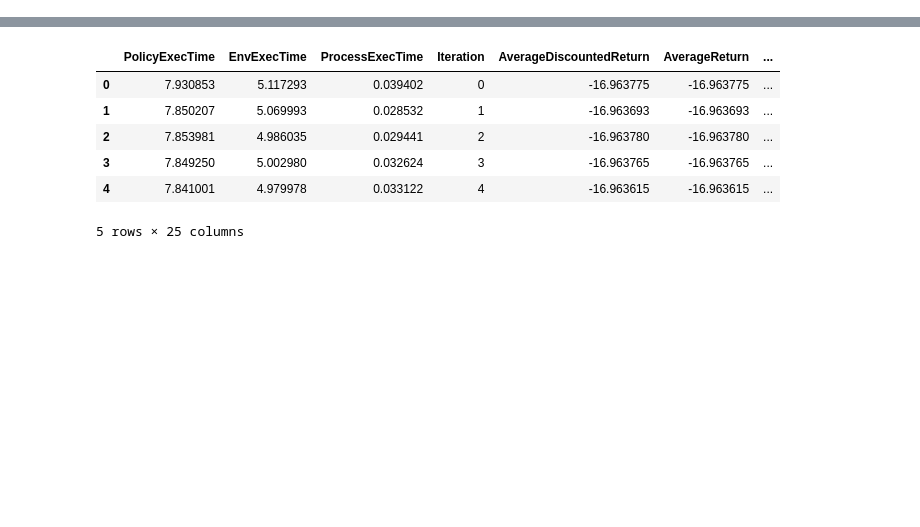
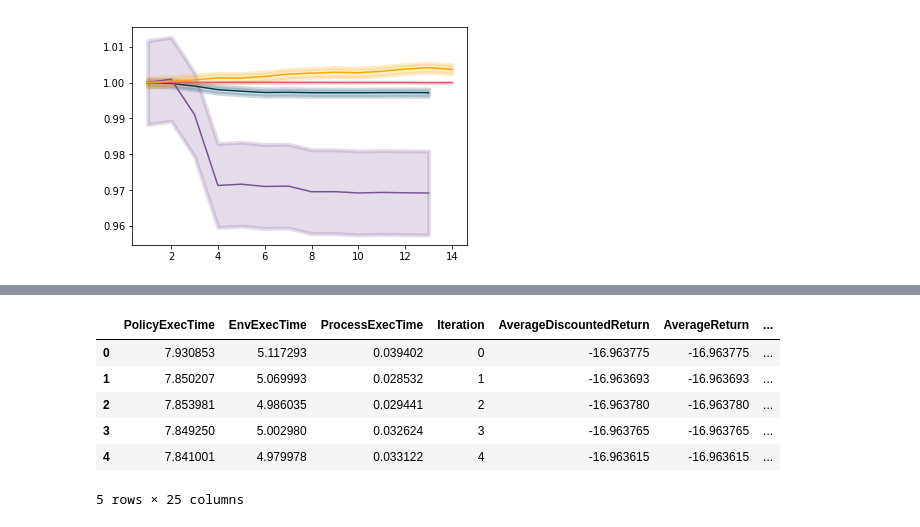
Before and after one commit to mark-koren/deep_entropy_coding, a Jupyter notebook: Untitled.ipynb, the cells around one changed output, grey strips where cells are left out. Cells and saved outputs as stored; diff of their text form; code cells hidden in the pictures; blank space fills up the shorter version.

```diff
--- a/Untitled.ipynb
+++ b/Untitled.ipynb
@@ -30,0 +167,14 @@ array([[[4488960.        , 1554404.        , 1579376.        ],
+# %%
+x_list = [np.arange(1,normalized4.shape[0]+1),
+          np.arange(1,normalized4.shape[0]+1),
+          np.arange(1,normalized4r.shape[0]+1),
+          np.arange(1,normalized4r.shape[0]+1)]
+y_list = [normalized4[:,0], normalized4[:,2], normalized4r[:,0], normalized4r[:,2]]
+error_list = [np.std(normalized4, axis=0)[0],
+             np.std(normalized4, axis=0)[2],
+             np.std(normalized4r, axis=0)[0],
+             np.std(normalized4r, axis=0)[2]]
+color_list = ['#003f5c', '#7a5195','#ef5675', '#ffa600']
+my_plotter(x_list, y_list, error_list, color_list)
+# %% [output]
+[figure, added]
```
Also changed, not shown: parts of 14 cells of this notebook, 1 other file.
